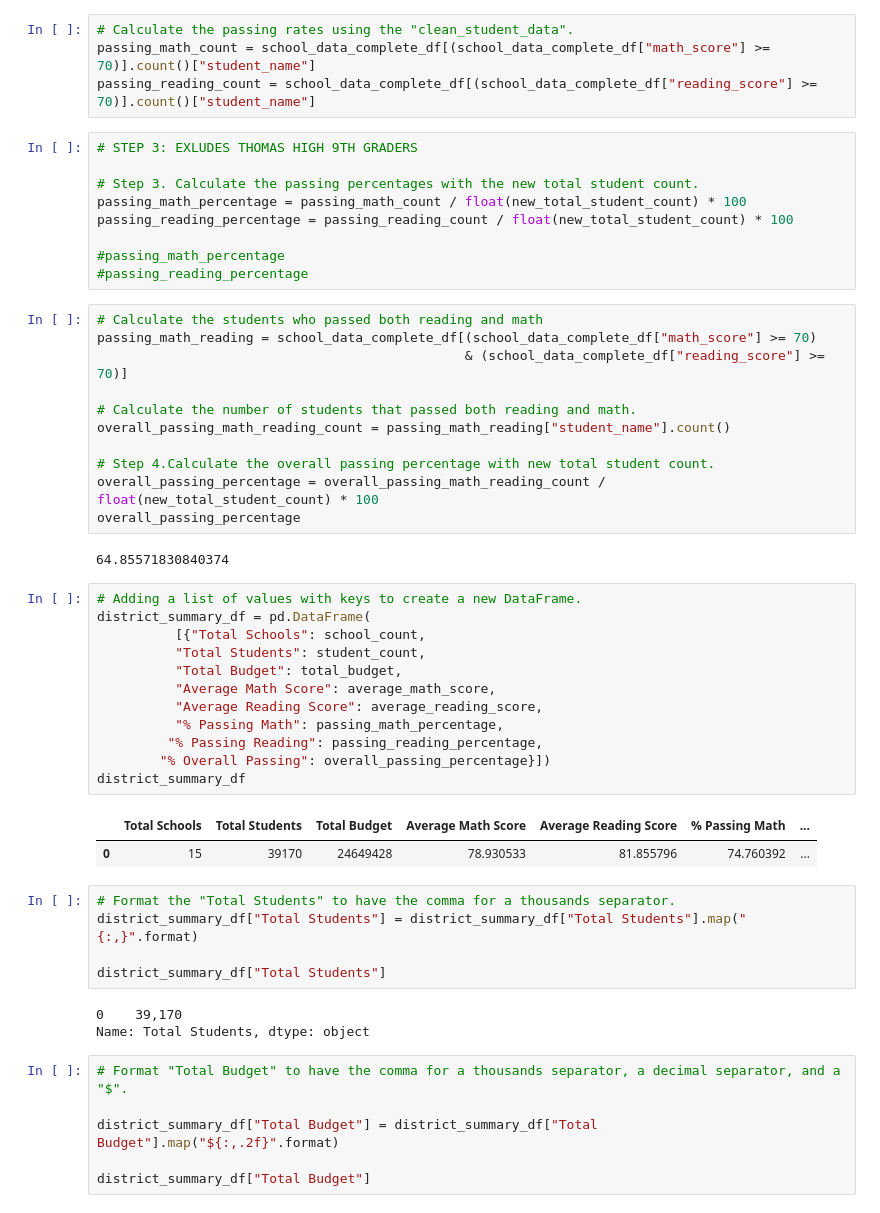
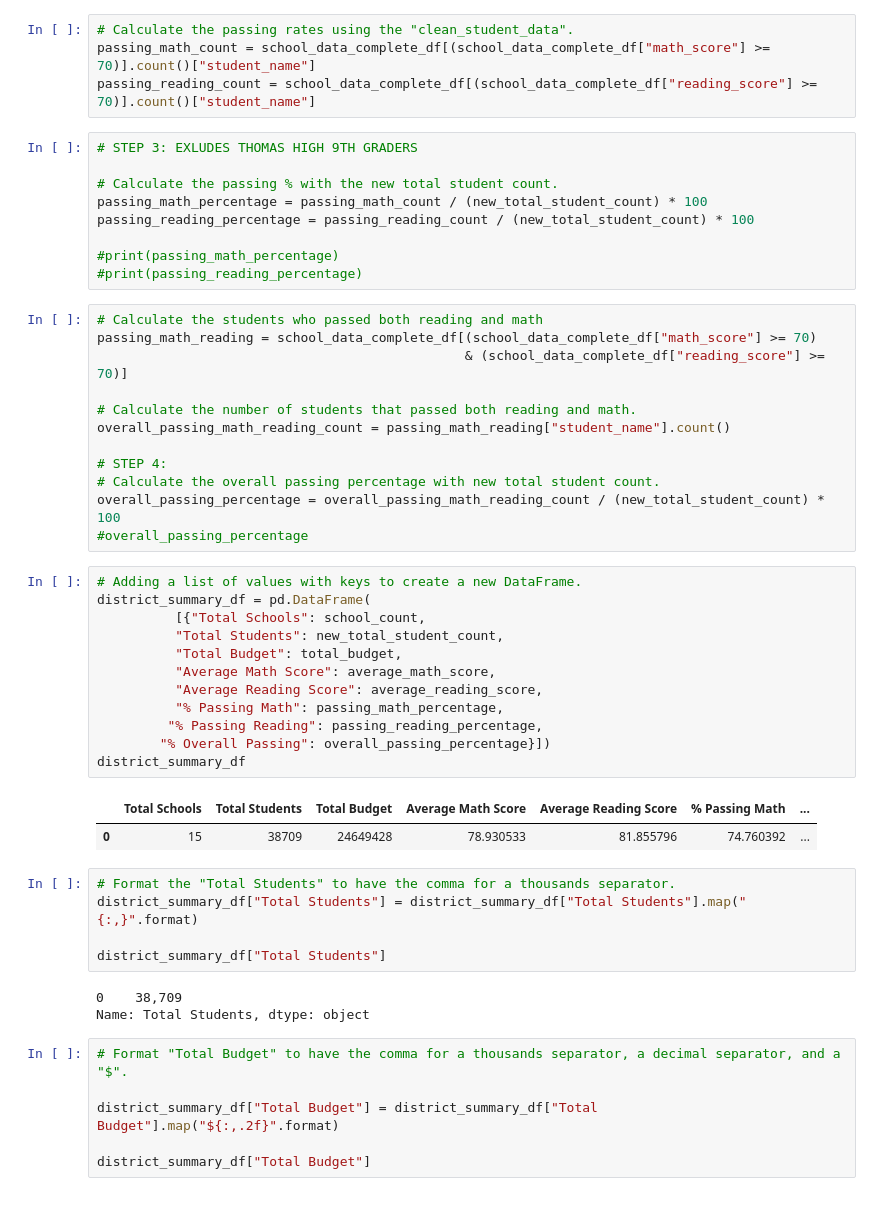
Before and after one commit to ashlemercer/School_District_Analysis, a Jupyter notebook: PyCitySchools_Challenge.ipynb, the cells around one changed output. Cells and saved outputs as stored; diff of their text form.

```diff
--- a/PyCitySchools_Challenge.ipynb
+++ b/PyCitySchools_Challenge.ipynb
@@ -122,12 +127,12 @@ passing_reading_count = school_data_complete_df[(school_data_complete_df["readin
 # %%
 # STEP 3: EXLUDES THOMAS HIGH 9TH GRADERS
 
-# Step 3. Calculate the passing percentages with the new total student count.
-passing_math_percentage = passing_math_count / float(new_total_student_count) * 100
-passing_reading_percentage = passing_reading_count / float(new_total_student_count) * 100
+# Calculate the passing % with the new total student count.
+passing_math_percentage = passing_math_count / (new_total_student_count) * 100
+passing_reading_percentage = passing_reading_count / (new_total_student_count) * 100
 
-#passing_math_percentage
-#passing_reading_percentage
+#print(passing_math_percentage)
+#print(passing_reading_percentage)
 # %%
 # Calculate the students who passed both reading and math
 passing_math_reading = school_data_complete_df[(school_data_complete_df["math_score"] >= 70)
@@ -136,33 +141,32 @@ passing_math_reading = school_data_complete_df[(school_data_complete_df["math_sc
 # Calculate the number of students that passed both reading and math.
 overall_passing_math_reading_count = passing_math_reading["student_name"].count()
 
-# Step 4.Calculate the overall passing percentage with new total student count.
-overall_passing_percentage = overall_passing_math_reading_count / float(new_total_student_count) * 100
-overall_passing_percentage
+# STEP 4:
+# Calculate the overall passing percentage with new total student count.
+overall_passing_percentage = overall_passing_math_reading_count / (new_total_student_count) * 100
+#overall_passing_percentage
-# %% [output]
-64.85571830840374
 # %%
 # Adding a list of values with keys to create a new DataFrame.
 district_summary_df = pd.DataFrame(
           [{"Total Schools": school_count,
-          "Total Students": student_count,
+          "Total Students": new_total_student_count,
           "Total Budget": total_budget,
           "Average Math Score": average_math_score,
           "Average Reading Score": average_reading_score,
           "% Passing Math": passing_math_percentage,
          "% Passing Reading": passing_reading_percentage,
         "% Overall Passing": overall_passing_percentage}])
 district_summary_df
 # %% [output]
 |  | Total Schools | Total Students | Total Budget | Average Math Score | Average Reading Score | % Passing Math | ... |
-| 0 | 15 | 39170 | 24649428 | 78.930533 | 81.855796 | 74.760392 | ... |
+| 0 | 15 | 38709 | 24649428 | 78.930533 | 81.855796 | 74.760392 | ... |
 # %%
 # Format the "Total Students" to have the comma for a thousands separator.
 district_summary_df["Total Students"] = district_summary_df["Total Students"].map("{:,}".format)
 
 district_summary_df["Total Students"]
 # %% [output]
-0    39,170
+0    38,709
 Name: Total Students, dtype: object
 # %%
 # Format "Total Budget" to have the comma for a thousands separator, a decimal separator, and a "$".
```
Also changed, not shown: parts of 20 cells of this notebook, 11 other files.
